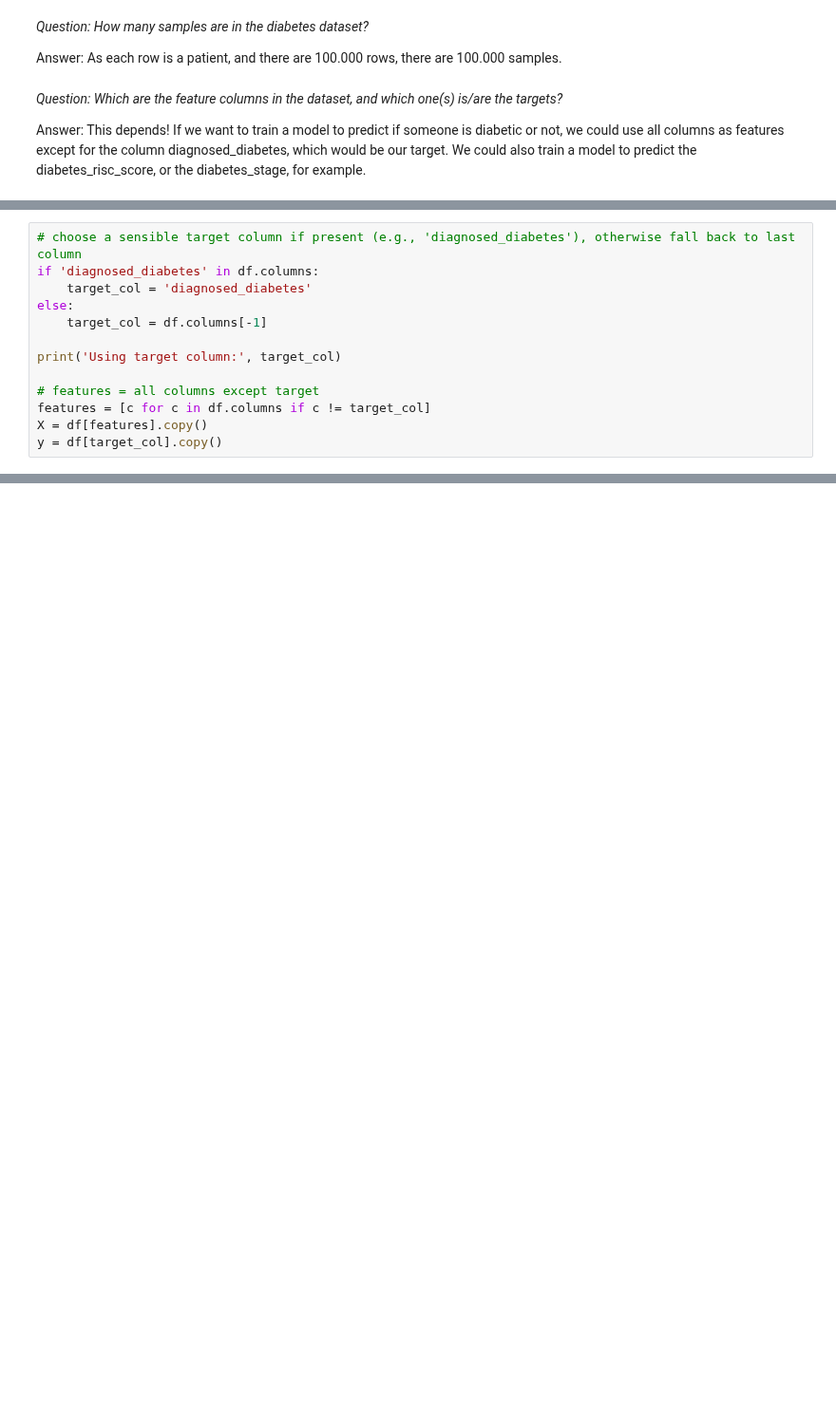
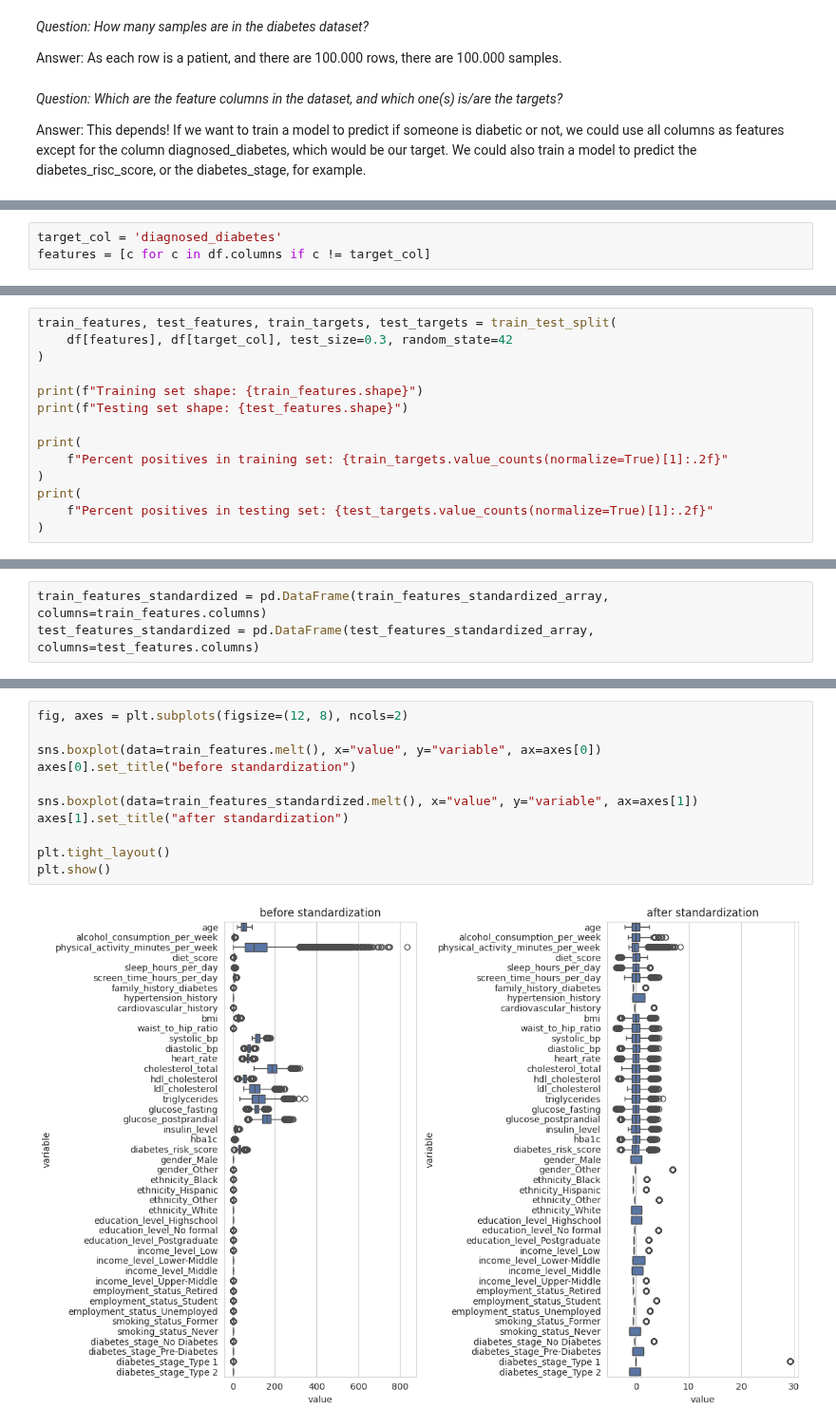
Before and after one commit to CompOmics/lsabd-machine-learning-tutorials, a Jupyter notebook: notebooks/4-classification-and-regression.ipynb, the cells around one changed output, grey strips where cells are left out. Shown at 95% size. Cells and saved outputs as stored; diff of their text form; blank space fills up the shorter version.

```diff
--- a/notebooks/4-classification-and-regression.ipynb
+++ b/notebooks/4-classification-and-regression.ipynb
@@ -79,13 +117,3 @@ Answer: You probably guessed it - why would we ask otherwise: it's not. 2 reason
 # %%
-# choose a sensible target column if present (e.g., 'diagnosed_diabetes'), otherwise fall back to last column
-if 'diagnosed_diabetes' in df.columns:
-    target_col = 'diagnosed_diabetes'
-else:
-    target_col = df.columns[-1]
-
-print('Using target column:', target_col)
-
-# features = all columns except target
+target_col = 'diagnosed_diabetes'
 features = [c for c in df.columns if c != target_col]
-X = df[features].copy()
-y = df[target_col].copy()
@@ -91,0 +122,14 @@ y = df[target_col].copy()
+# %%
+train_features, test_features, train_targets, test_targets = train_test_split(
+    df[features], df[target_col], test_size=0.3, random_state=42
+)
+
+print(f"Training set shape: {train_features.shape}")
+print(f"Testing set shape: {test_features.shape}")
+
+print(
+    f"Percent positives in training set: {train_targets.value_counts(normalize=True)[1]:.2f}"
+)
+print(
+    f"Percent positives in testing set: {test_targets.value_counts(normalize=True)[1]:.2f}"
+)
@@ -91,0 +157,3 @@ y = df[target_col].copy()
+# %%
+train_features_standardized = pd.DataFrame(train_features_standardized_array, columns=train_features.columns)
+test_features_standardized = pd.DataFrame(test_features_standardized_array, columns=test_features.columns)
@@ -91,0 +162,13 @@ y = df[target_col].copy()
+# %%
+fig, axes = plt.subplots(figsize=(12, 8), ncols=2)
+
+sns.boxplot(data=train_features.melt(), x="value", y="variable", ax=axes[0])
+axes[0].set_title("before standardization")
+
+sns.boxplot(data=train_features_standardized.melt(), x="value", y="variable", ax=axes[1])
+axes[1].set_title("after standardization")
+
+plt.tight_layout()
+plt.show()
+# %% [output]
+[figure, added]
```
Also changed, not shown: parts of 21 cells of this notebook.
